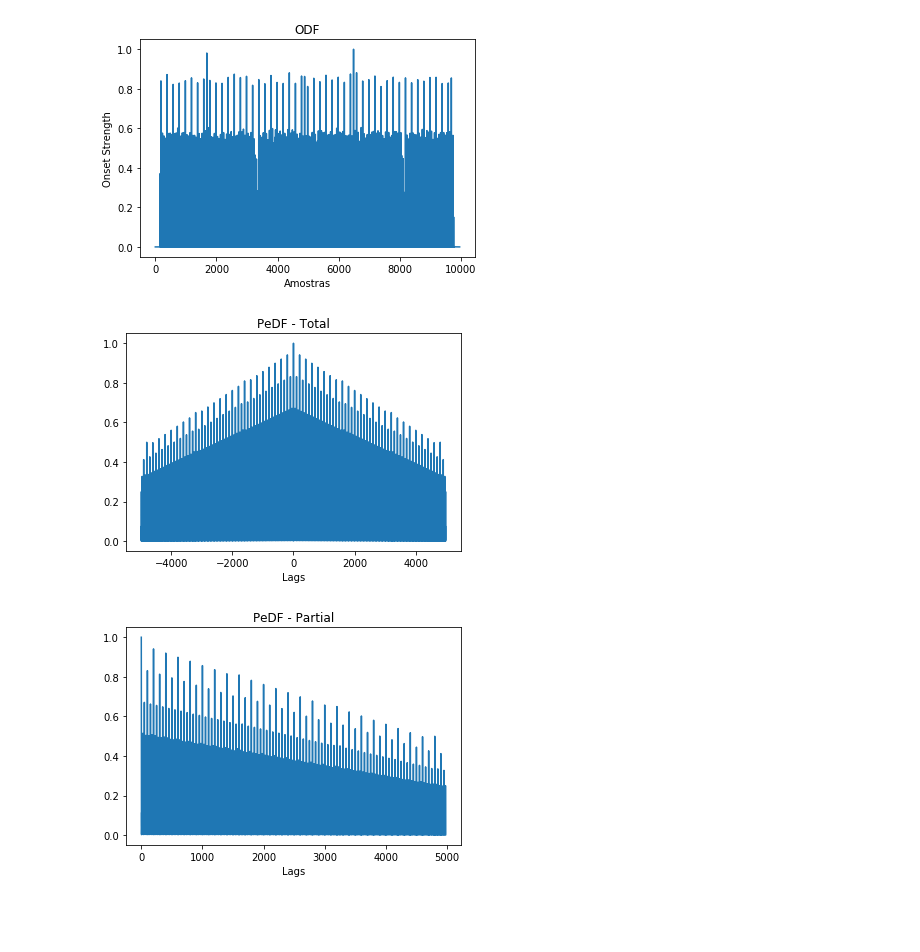
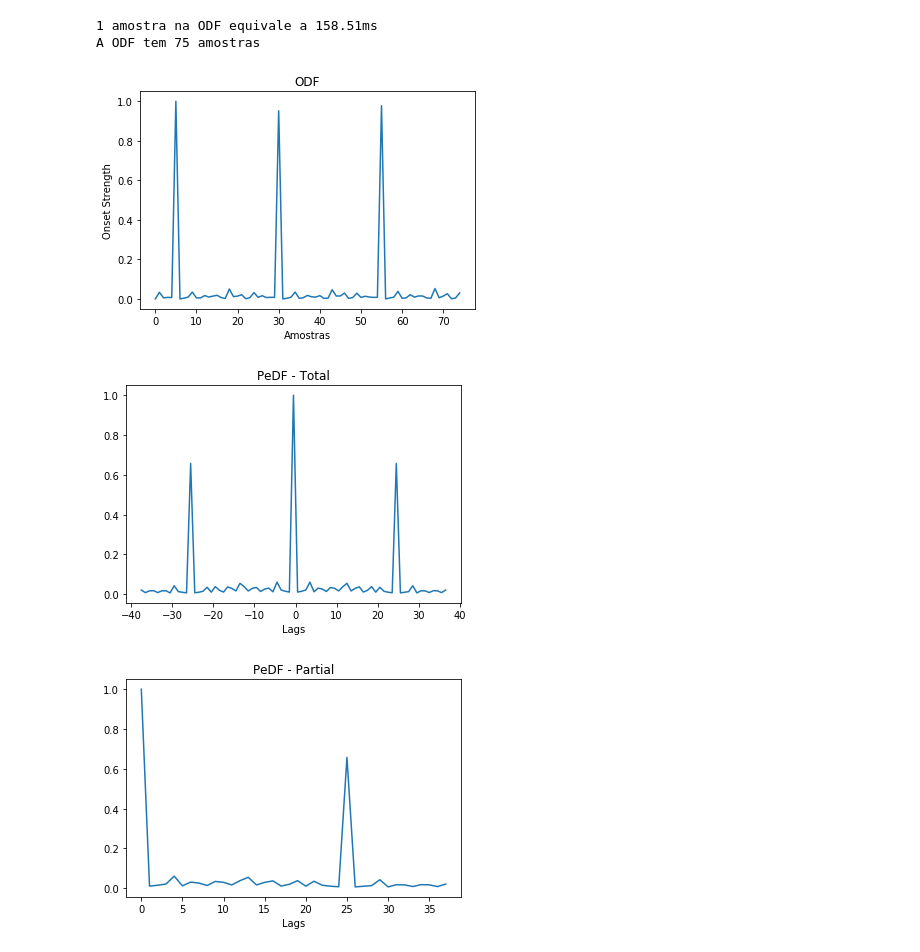
Before and after one commit to GPAD-UFBA/DG, a Jupyter notebook: DataGeneration.ipynb, the cells around one changed output. Cells and saved outputs as stored; diff of their text form; code cells hidden in the pictures; blank space fills up the shorter version.

Commit message:
Update
Agora você pode escutar os detalhes wavelets se desejar em DataGeneration.ipybn

```diff
--- a/DataGeneration.ipynb
+++ b/DataGeneration.ipynb
@@ -7,6 +7,7 @@ from music_loading import music_loading
 from helper_data import helper_data
 from plot_PeDF import plot_PeDF
 from plot_ODF import plot_ODF
+import sounddevice as sd
 
 # Aqui você coloca o nome da música que vc quer dar uma olhada
 filename = "120bpm_jazz.wav"
@@ -16,5 +17,7 @@ nivel_wavelet = 5
 # Código que carrega a música
 musica_inteira = music_loading(filename, sample_rate=44100)
 
+musica = musica_inteira[2**19:2**19+2**19] #Selecionando apenas de 12.889s até 23.78s
+
 # Geração de ODFs e PeDFs
-ODF_SET, PeDF_FULL_SET, PeDF_PARTIAL_SET = helper_data(musica_inteira, nivel_wavelet)
+ODF_SET, PeDF_FULL_SET, PeDF_PARTIAL_SET = helper_data(musica, nivel_wavelet)
@@ -21,12 +31,16 @@ ODF_SET, PeDF_FULL_SET, PeDF_PARTIAL_SET = helper_data(musica_inteira, nivel_wav
 # %%
 # Visualização
 
-index = 1 # #cAN, cDN, cD(N-1), cD(N-2), .... based in level = N
+index = 2 # #cAN, cDN, cD(N-1), cD(N-2), .... based in level = N
 
 plot_ODF(ODF_SET[index])
 plot_PeDF(PeDF_FULL_SET[index], form="full")
 plot_PeDF(PeDF_PARTIAL_SET[index], form="partial")
+print(f"1 amostra na ODF equivale a {np.round((2**19/44100)/len(ODF_SET[index])*1000,2)}ms")
+print(f"A ODF tem {len(ODF_SET[index])} amostras")
 # %% [output]
+1 amostra na ODF equivale a 158.51ms
+A ODF tem 75 amostras
-[figure, old version]
+[figure, new version]
-[figure, old version]
+[figure, new version]
-[figure, old version]
+[figure, new version]
```
Also changed, not shown: parts of 1 cell of this notebook, 1 other file.
